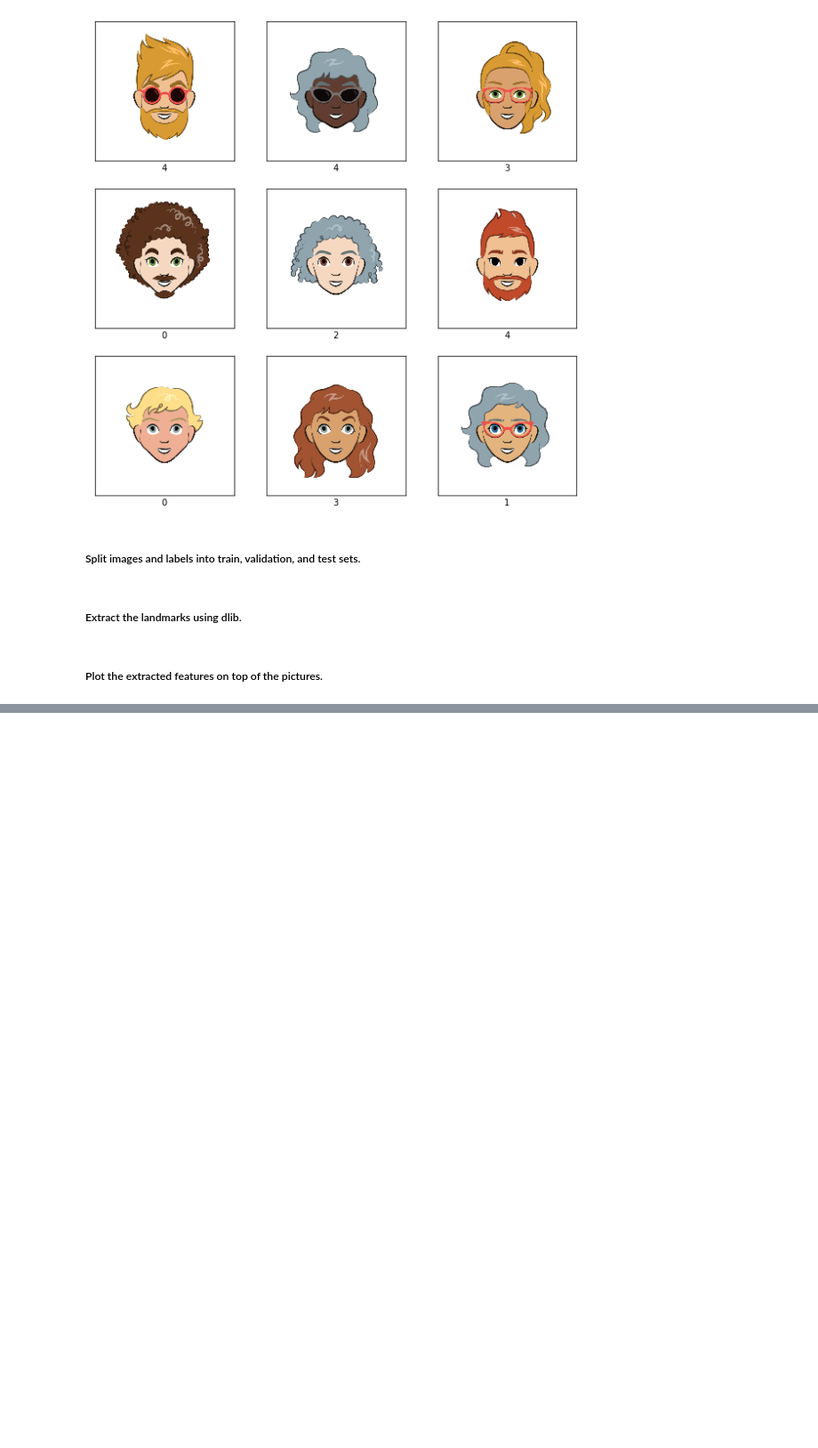
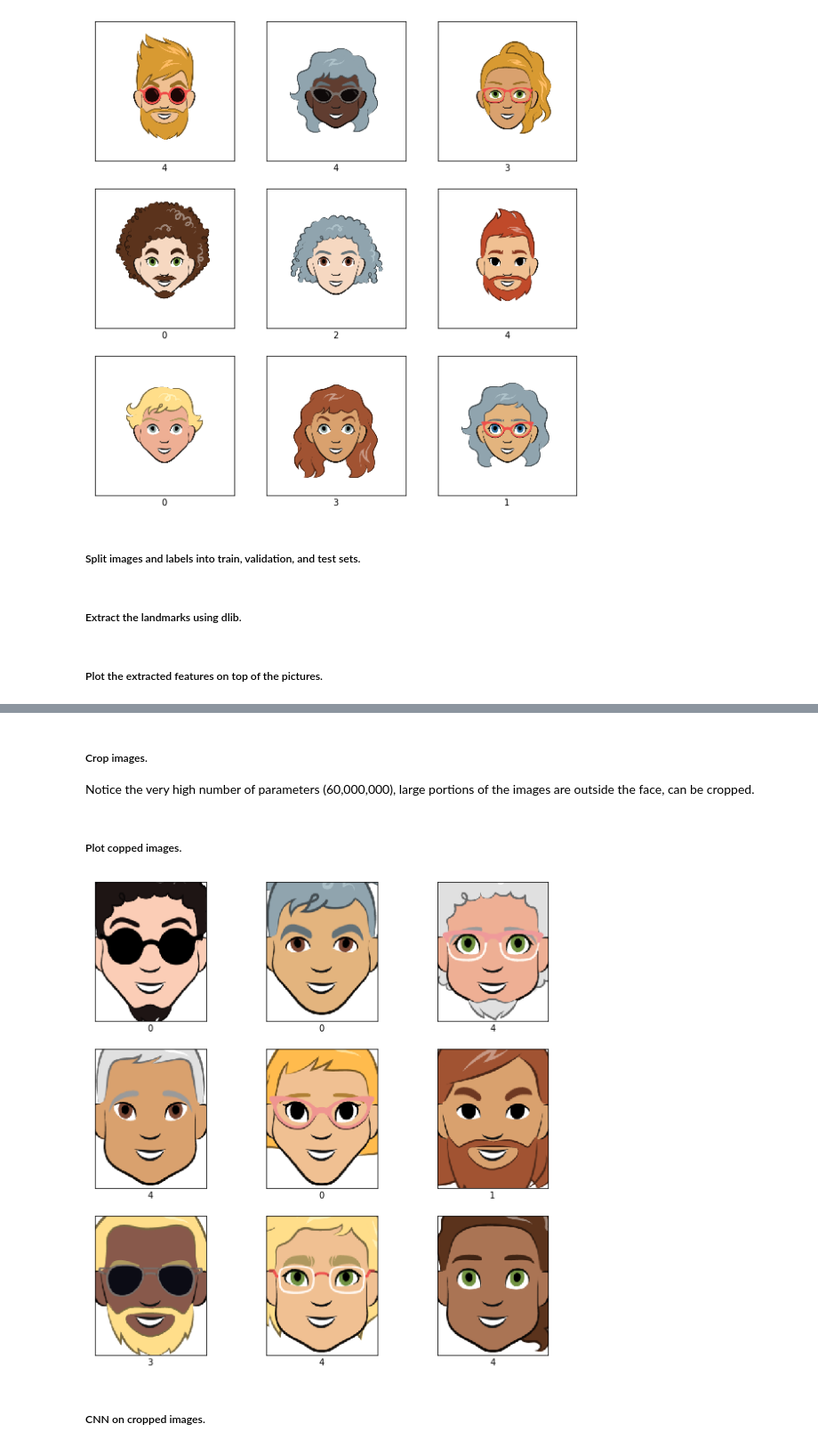
Before and after one commit to KonradChlupka/AMLSassignment19_20, a Jupyter notebook: AMLS_19-20_SN16076397/main_jupyter.ipynb, the cells around one changed output, grey strips where cells are left out. Shown at 89% size. Saved outputs shown, nothing was run; the diff lists cells and outputs as text; code cells hidden in the pictures; blank space fills up the shorter version.

```diff
--- a/AMLS_19-20_SN16076397/main_jupyter.ipynb
+++ b/AMLS_19-20_SN16076397/main_jupyter.ipynb
@@ -478,9 +401,9 @@ b1_X_test_images, b1_y_test = b1_X_test_raw_images, b1_y_test_raw
 # %% [markdown]
 ##### Extract the landmarks using dlib.
 # %%
-b1_X_train_landmarks, b1_y_train_landmarks, undetectable_train = images_into_landmarks(b1_X_train_images, b1_y_train)
-b1_X_validation_landmarks, b1_y_validation_landmarks, undetectable_validation = images_into_landmarks(b1_X_validation_images, b1_y_validation)
-b1_X_test_landmarks, b1_y_test_landmarks, undetectable_test = images_into_landmarks(b1_X_test_images, b1_y_test)
+b1_X_train_landmarks, b1_y_train_landmarks, b1_undetectable_train = images_into_landmarks(b1_X_train_images, b1_y_train)
+b1_X_validation_landmarks, b1_y_validation_landmarks, _ = images_into_landmarks(b1_X_validation_images, b1_y_validation)
+b1_X_test_landmarks, b1_y_test_landmarks, _ = images_into_landmarks(b1_X_test_images, b1_y_test)
 # %% [markdown]
 ##### Plot the extracted features on top of the pictures.
 # %%
@@ -493,7 +416,7 @@ for i in range(9):
     plt.grid(False)
     plt.imshow(b1_X_train_raw_images[i], cmap=plt.cm.binary)
     plt.xlabel(b1_y_train_raw[i])
-    if i in undetectable_train:
+    if i in b1_undetectable_train:
         continue
     plt.scatter(b1_X_train_landmarks[i][:, 0], b1_X_train_landmarks[i][:, 1])
 
@@ -542,3 +461,28 @@ Total params: 60,026,245
 Trainable params: 60,026,245
 Non-trainable params: 0
 _________________________________________________________________
+# %% [markdown]
+##### Crop images.
+Notice the very high number of parameters (60,000,000), large portions of the images are outside the face, can be cropped.
+# %%
+b1_X_train_images_cropped = tf.image.crop_to_bounding_box(b1_X_train_images, 150, 150, 250, 200)
+b1_X_validation_images_cropped = tf.image.crop_to_bounding_box(b1_X_validation_images, 150, 150, 250, 200)
+b1_X_test_images_cropped = tf.image.crop_to_bounding_box(b1_X_test_images, 150, 150, 250, 200)
+# %% [markdown]
+##### Plot copped images.
+# %%
+plt.figure(figsize=(10, 10))
+
+for i in range(9):
+    plt.subplot(3, 3, i + 1)
+    plt.xticks([])
+    plt.yticks([])
+    plt.grid(False)
+    plt.imshow(b1_X_train_images_cropped[i], cmap=plt.cm.binary)
+    plt.xlabel(b1_y_train[i])
+
+plt.show()
+# %% [output]
+[figure, added]
+# %% [markdown]
+##### CNN on cropped images.
```
Also changed, not shown: parts of 48 cells of this notebook.
